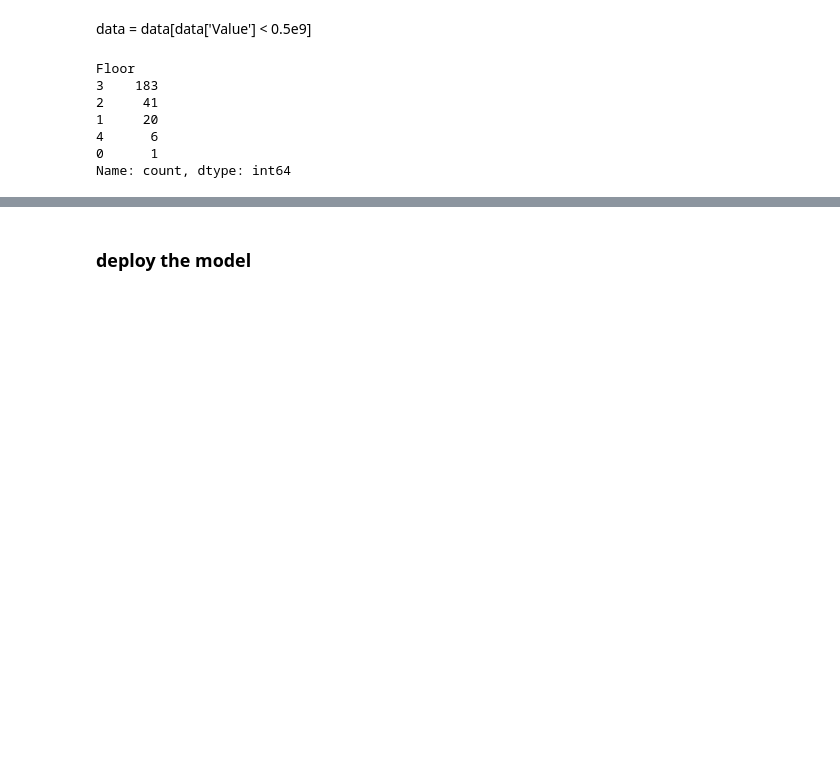
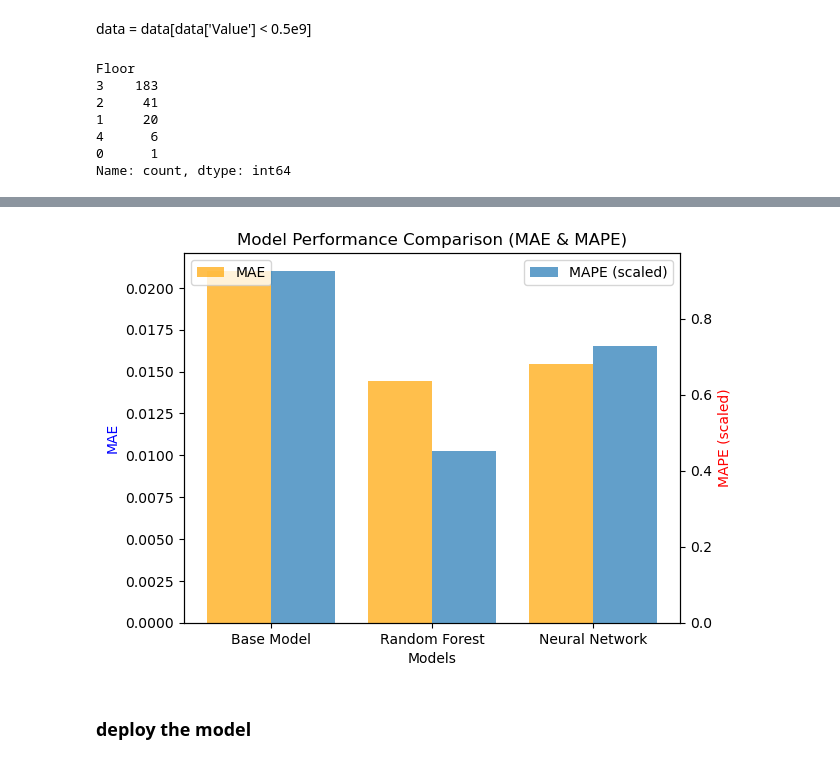
Before and after one commit to Atanseiye/real_estate, a Jupyter notebook: Untitled.ipynb, the cells around one changed output, grey strips where cells are left out. Saved outputs shown, nothing was run; the diff lists cells and outputs as text; code cells hidden in the pictures; blank space fills up the shorter version.

```diff
--- a/Untitled.ipynb
+++ b/Untitled.ipynb
@@ -258,10 +254,10 @@ import numpy as np
 models = ["Base Model", "Random Forest", "Neural Network"]
 
 # MAE values
-mae_values = [0.021020254137937573, 0.01443566078424577, 0.013648980813007335]
+mae_values = [0.021020254137937573, 0.01443566078424577, 0.015445591181905998]
 
 # MAPE values (scaled for better visualization, since the base model MAPE is huge)
-mape_values = [926436193873.243, 0.7018681921581779, 0.6473164808331855]
+mape_values = [926436193873.243, 0.4506703482228239, .728065173396455]
 
 # Normalize MAPE for better visualization (except for the base model)
 mape_scaled = [mape_values[0] / 1e12] + mape_values[1:]
@@ -271,35 +267,38 @@ fig, ax1 = plt.subplots()
 
 # Bar width
 bar_width = 0.4
 x = np.arange(len(models))
 
 # Plot MAE
 ax1.bar(x - bar_width/2, mae_values, bar_width, label="MAE", color="orange", alpha=0.7)
 
 # Create second y-axis for MAPE
 ax2 = ax1.twinx()
 ax2.bar(x + bar_width/2, mape_scaled, bar_width, label="MAPE (scaled)", alpha=0.7)
 
 # Labels and title
 ax1.set_xlabel("Models")
 ax1.set_ylabel("MAE", color="blue")
 ax2.set_ylabel("MAPE (scaled)", color="red")
 ax1.set_xticks(x)
 ax1.set_xticklabels(models)
 ax1.set_title("Model Performance Comparison (MAE & MAPE)")
 
 # Legends
 ax1.legend(loc="upper left")
 ax2.legend(loc="upper right")
 
+plt.show()
 # Define the file path
 file_path = os.path.join(save_folder, "perf comparison.png")
 
 # Save the plot
-plt.savefig(file_path, dpi=300)
+# plt.savefig(file_path, dpi=300)
 
 # Close the figure to free memory
-plt.close()
+# plt.close()
+# %% [output]
+[figure, added]
 # %%
 import numpy as np
 
```
Also changed, not shown: parts of 3 cells of this notebook, 7 other files.
